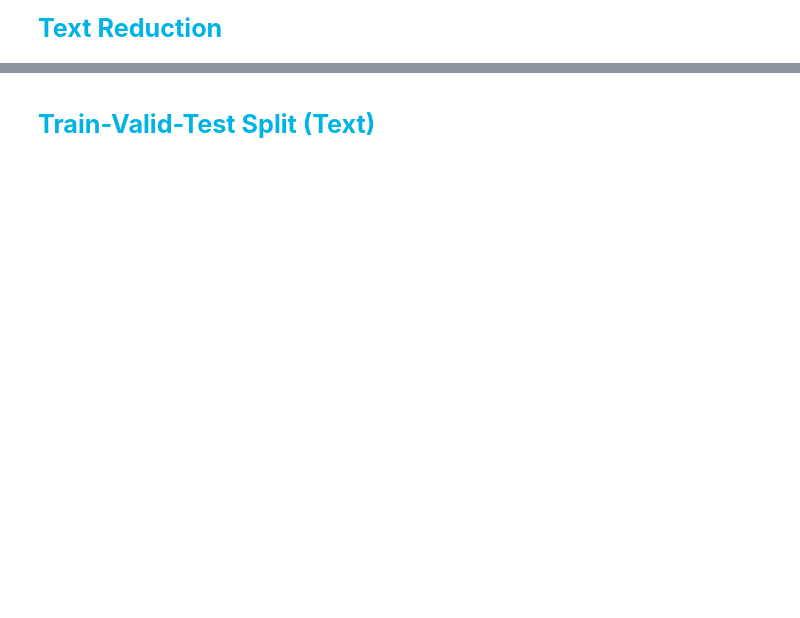
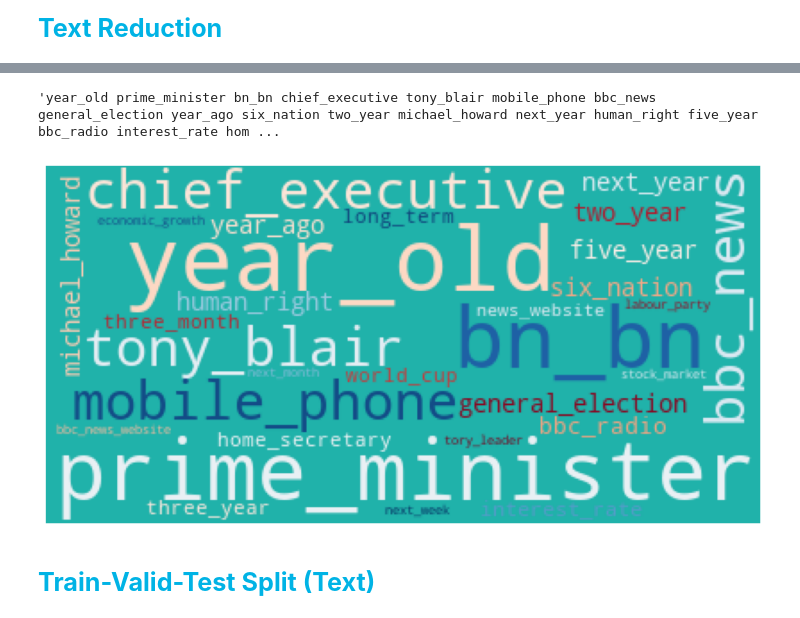
Before and after one commit to seyed7seyed/NLP, a Jupyter notebook: Text Classification BBC.ipynb, the cells around one changed output, grey strips where cells are left out. Saved outputs shown, nothing was run; the diff lists cells and outputs as text; code cells hidden in the pictures; blank space fills up the shorter version.

```diff
--- a/Text Classification BBC.ipynb
+++ b/Text Classification BBC.ipynb
@@ -279,3 +331,39 @@ data.head()
+# %%
+Top_Corpus = []
+for w in Top_Phrases['Word']:
+    try:
+        w1,w2 = w.split()
+        Top_Corpus.append(str(w1+'_'+w2))
+    except:
+        try:
+            w1,w2,w3 = w.split()
+            Top_Corpus.append(str(w1+'_'+w2+'_'+w3))
+        except:
+            w1,w2,w3,w4 = w.split()
+            Top_Corpus.append(str(w1+'_'+w2+'_'+w3+'_'+w4))
+Top_Corpus = ' '.join(Top_Corpus)
+Top_Corpus
+# %% [output]
+'year_old prime_minister bn_bn chief_executive tony_blair mobile_phone bbc_news general_election year_ago six_nation two_year michael_howard next_year human_right five_year bbc_radio interest_rate hom ...
+# %%
+wordcloud = WordCloud(
+
+    background_color='LightSeaGreen', colormap='RdBu',
+    #background_color='black', colormap='Greens',
+    #background_color='black', colormap='Blues',
+
+    stopwords        = stop_words,
+    max_words        = Top_N,
+    max_font_size    = 50,
+    random_state     = 7
+    ).generate( str(Top_Corpus) )
+
+fig = plt.figure(figsize=(13,6))
+plt.imshow(wordcloud)
+plt.axis('off')
+plt.show()
+# %% [output]
+[figure, added]
 # %% [markdown]
 #####
 <span style="font-family:Arial; font-weight:Bold; font-size:1.8em; color:#00b3e5;"> Train-Valid-Test Split (Text)
```
Also changed, not shown: parts of 24 cells of this notebook.
